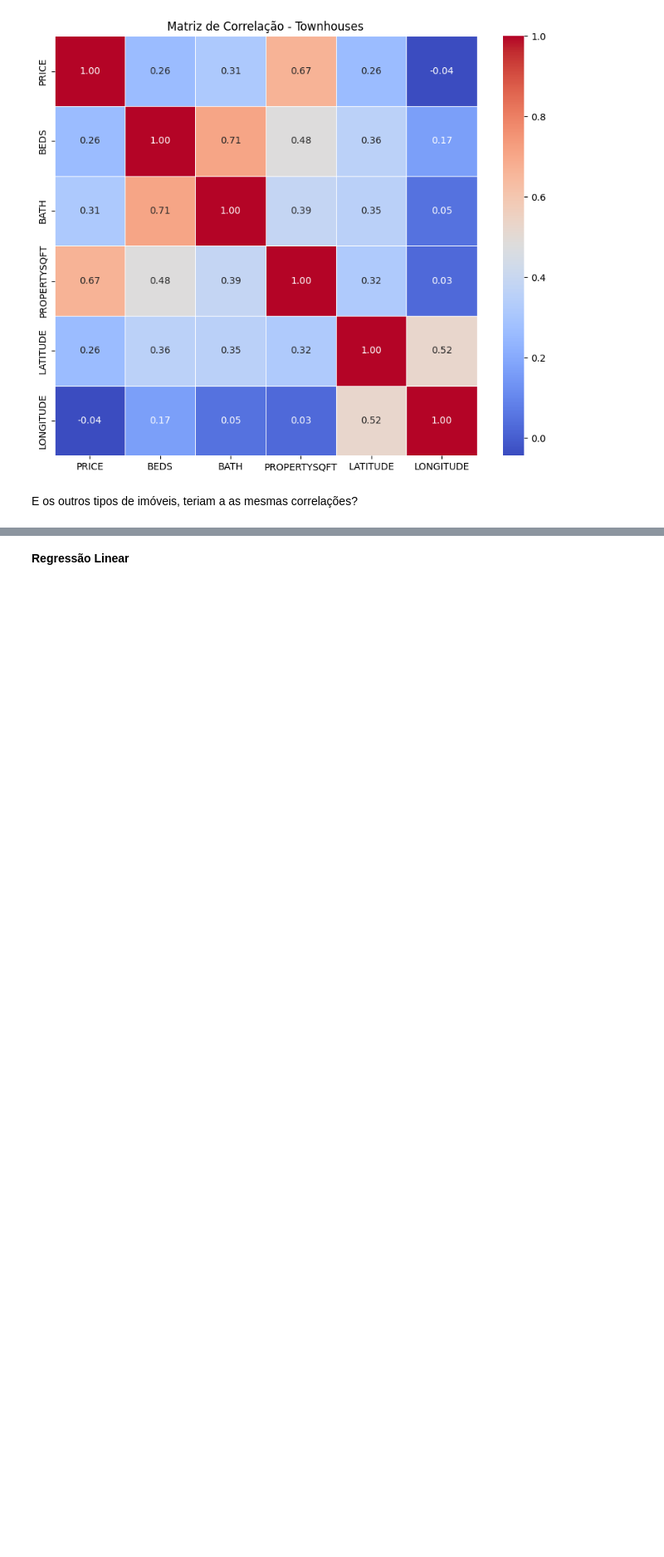
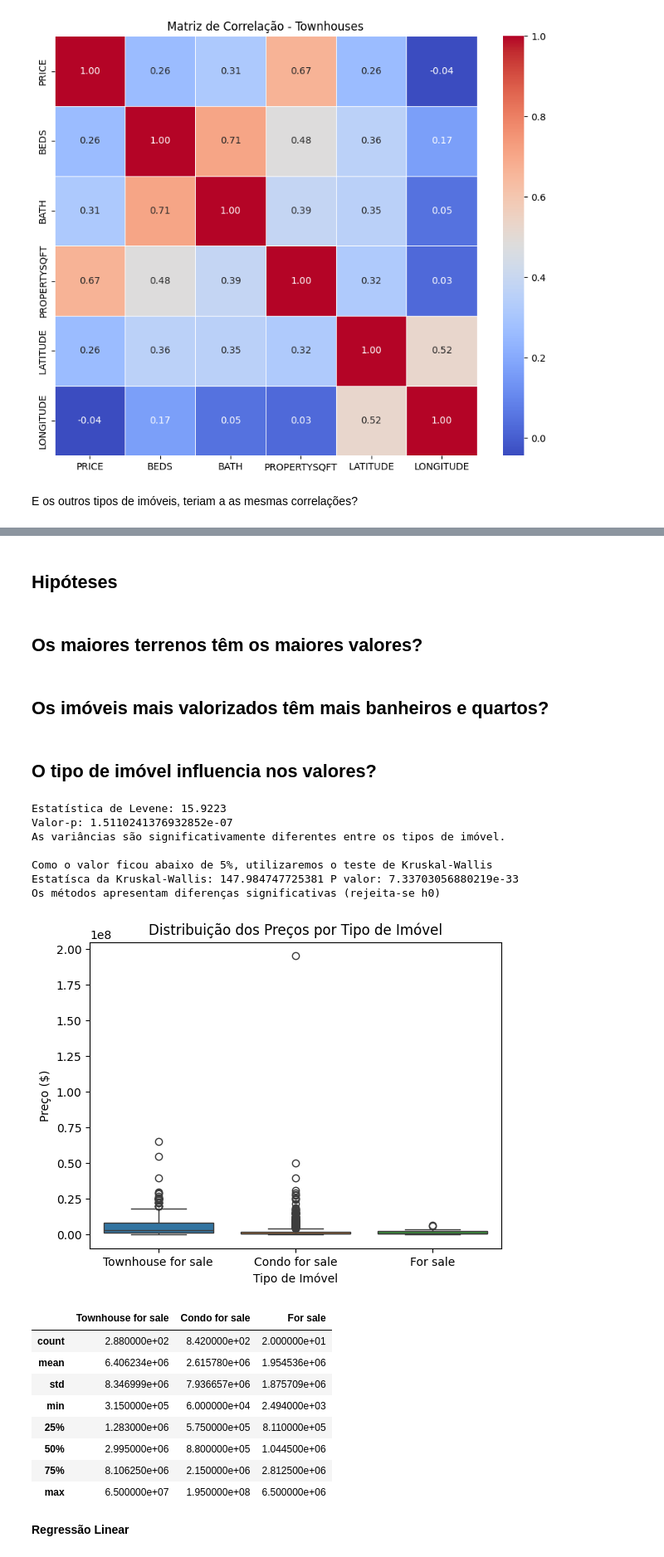
Before and after one commit to RenanYMartins/ADD-Trabalho1, a Jupyter notebook: Mercado_Imobiliário_de_Nova_York.ipynb, the cells around one changed output, grey strips where cells are left out. Shown at 83% size. Cells and saved outputs as stored; diff of their text form; code cells hidden in the pictures; blank space fills up the shorter version.

Commit message:
Teste de hipótese

```diff
--- a/Mercado_Imobiliário_de_Nova_York.ipynb
+++ b/Mercado_Imobiliário_de_Nova_York.ipynb
@@ -547,3 +547,74 @@ plt.show()
+# %% [markdown]
+## Hipóteses
+# %% [markdown]
+## Os maiores terrenos têm os maiores valores?
+# %% [markdown]
+## Os imóveis mais valorizados têm mais banheiros e quartos?
+# %% [markdown]
+## O tipo de imóvel influencia nos valores?
+# %%
+types_property = df_filtered['TYPE'].unique()
+
+price_list_townhouses = df_filtered[df_filtered['TYPE'] == "Townhouse for sale"]['PRICE']
+price_list_condo = df_filtered[df_filtered['TYPE'] == "Condo for sale"]['PRICE']
+price_list_for_sale = df_filtered[df_filtered['TYPE'] == "For sale"]['PRICE']
+
+stat, p = stats.levene(price_list_townhouses, price_list_condo, price_list_for_sale)
+
+print(f'Estatística de Levene: {stat:.4f}')
+print(f'Valor-p: {p}')
+
+if p > 0.05:
+    print("Não há evidências de diferença significativa nas variâncias.")
+else:
+    print("As variâncias são significativamente diferentes entre os tipos de imóvel.")
+
+# Kruskal-Wallis
+print("\nComo o valor ficou abaixo de 5%, utilizaremos o teste de Kruskal-Wallis")
+k_stats, k_val = stats.kruskal(price_list_townhouses, price_list_condo, price_list_for_sale)
+
+print(f'Estatísca da Kruskal-Wallis: { k_stats} P valor: {k_val}')
+
+if k_val  > 0.05:
+    print("Os métodos de ensino não apresentam diferenças significativas (falha em rejeitar h0)")
+else:
+    print("Os métodos apresentam diferenças significativas (rejeita-se h0)")
+
+df_box = pd.DataFrame({
+    'Townhouse for sale': price_list_townhouses,
+    'Condo for sale': price_list_condo,
+    'For sale': price_list_for_sale
+})
+
+sns.boxplot(data=df_box)
+plt.title("Distribuição dos Preços por Tipo de Imóvel")
+plt.ylabel("Preço ($)")
+plt.xlabel("Tipo de Imóvel")
+plt.show()
+
+pd.DataFrame({
+    'Townhouse for sale': price_list_townhouses,
+    'Condo for sale': price_list_condo,
+    'For sale': price_list_for_sale
+}).describe()
+# %% [output]
+Estatística de Levene: 15.9223
+Valor-p: 1.5110241376932852e-07
+As variâncias são significativamente diferentes entre os tipos de imóvel.
+
+Como o valor ficou abaixo de 5%, utilizaremos o teste de Kruskal-Wallis
+Estatísca da Kruskal-Wallis: 147.984747725381 P valor: 7.33703056880219e-33
+Os métodos apresentam diferenças significativas (rejeita-se h0)
+[figure, added]
+|  | Townhouse for sale | Condo for sale | For sale |
+| count | 2.880000e+02 | 8.420000e+02 | 2.000000e+01 |
+| mean | 6.406234e+06 | 2.615780e+06 | 1.954536e+06 |
+| std | 8.346999e+06 | 7.936657e+06 | 1.875709e+06 |
+| min | 3.150000e+05 | 6.000000e+04 | 2.494000e+03 |
+| 25% | 1.283000e+06 | 5.750000e+05 | 8.110000e+05 |
+| 50% | 2.995000e+06 | 8.800000e+05 | 1.044500e+06 |
+| 75% | 8.106250e+06 | 2.150000e+06 | 2.812500e+06 |
+| max | 6.500000e+07 | 1.950000e+08 | 6.500000e+06 |
 # %% [markdown]
 **Regressão Linear**
 # %%
```
Also changed, not shown: parts of 5 cells of this notebook.
